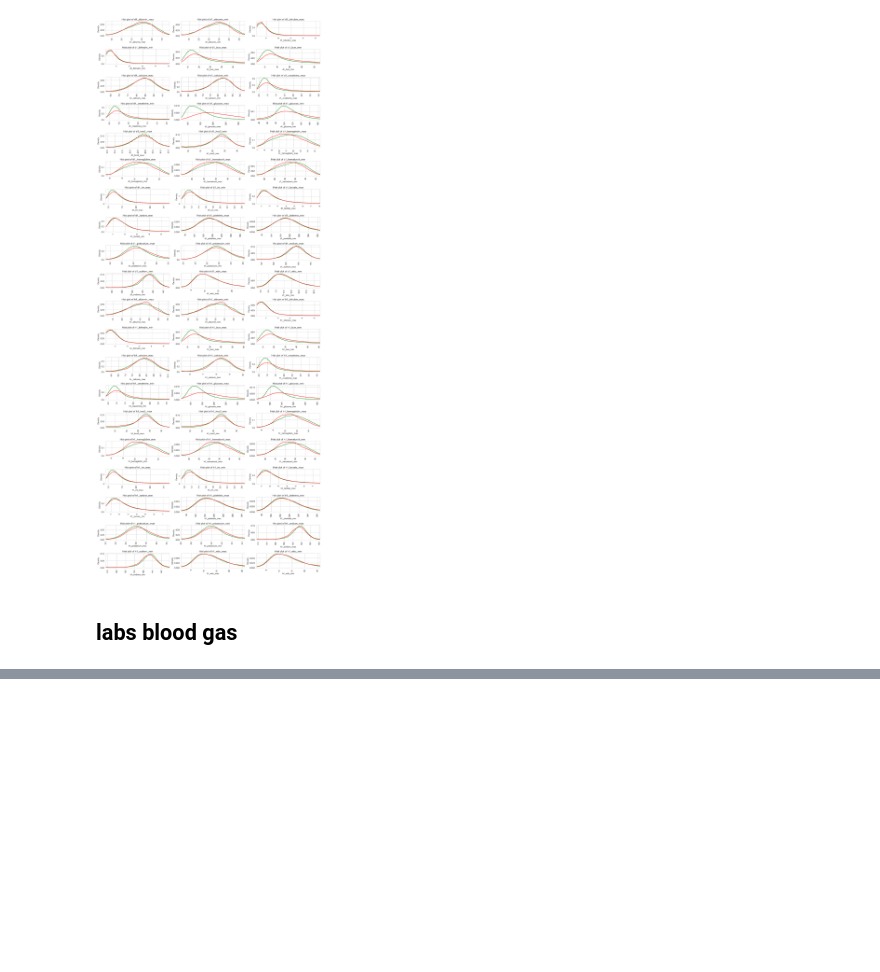
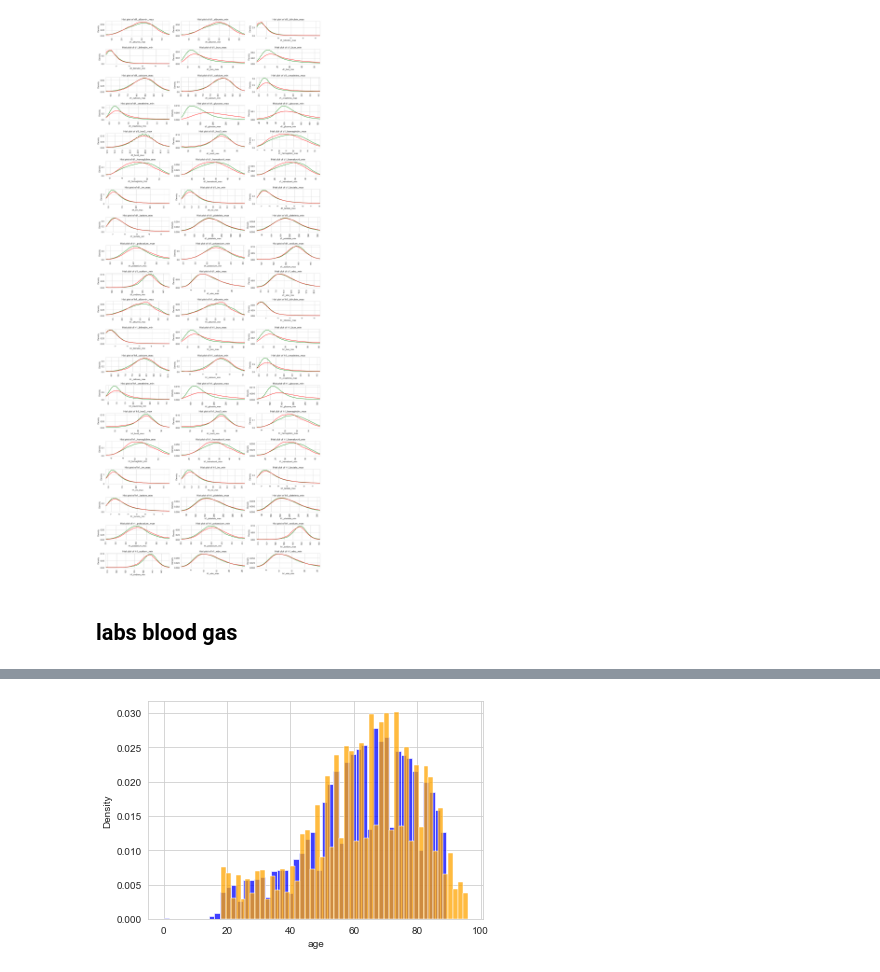
Before and after one commit to Sebasu11/WiDS-2021, a Jupyter notebook: notebooks/01_eda.ipynb, the cells around one changed output, grey strips where cells are left out. Drawn from its saved outputs; the diff is of its cells as text; code cells hidden in the pictures; blank space fills up the shorter version.

```diff
--- a/notebooks/EDA/01_eda.ipynb
+++ b/notebooks/01_eda.ipynb
@@ -839,0 +1021,5 @@ diabetes.loc[[89608]]
+# %%
+sns.histplot(data=diabetes,x="age",bins=50,stat="density",color="blue")
+sns.histplot(data=test,x="age",bins=50,stat="density",color="orange");
+# %% [output]
+[figure, added]
```
Also changed, not shown: parts of 37 cells of this notebook, 1 other file.
